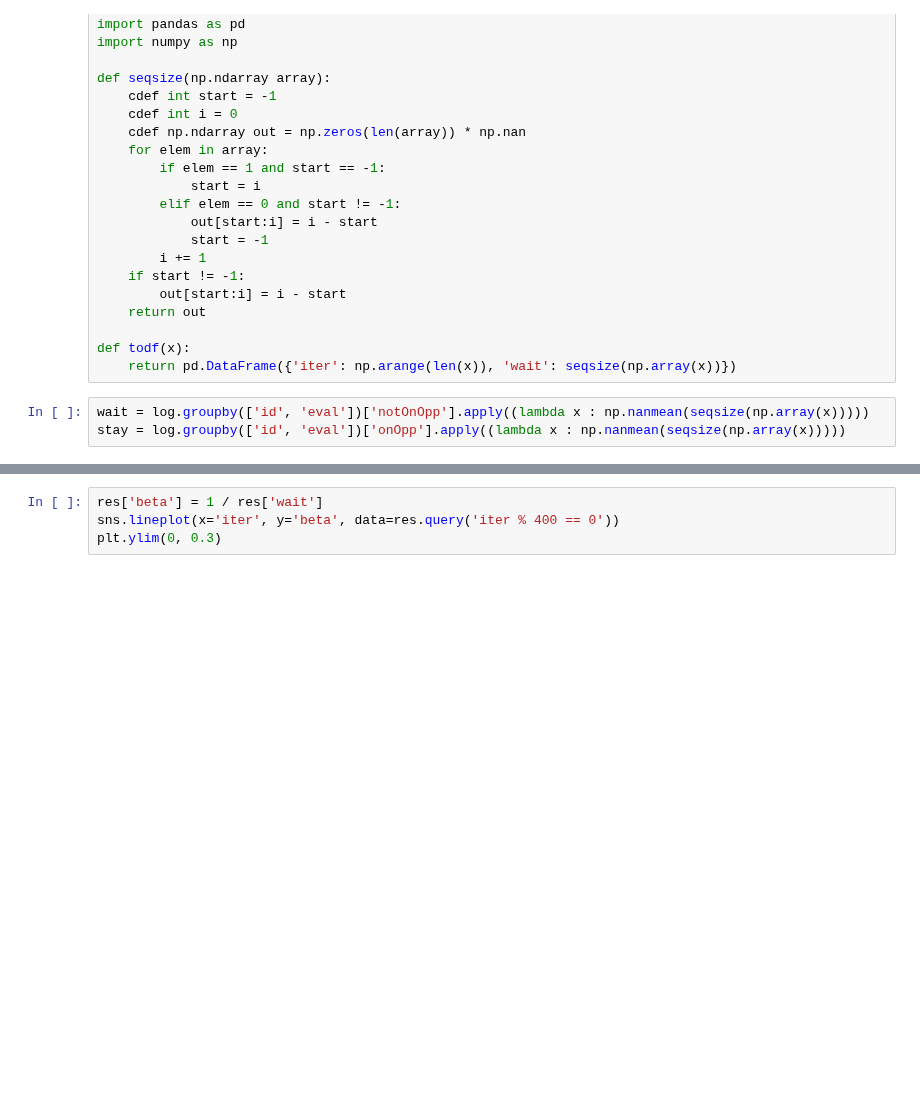
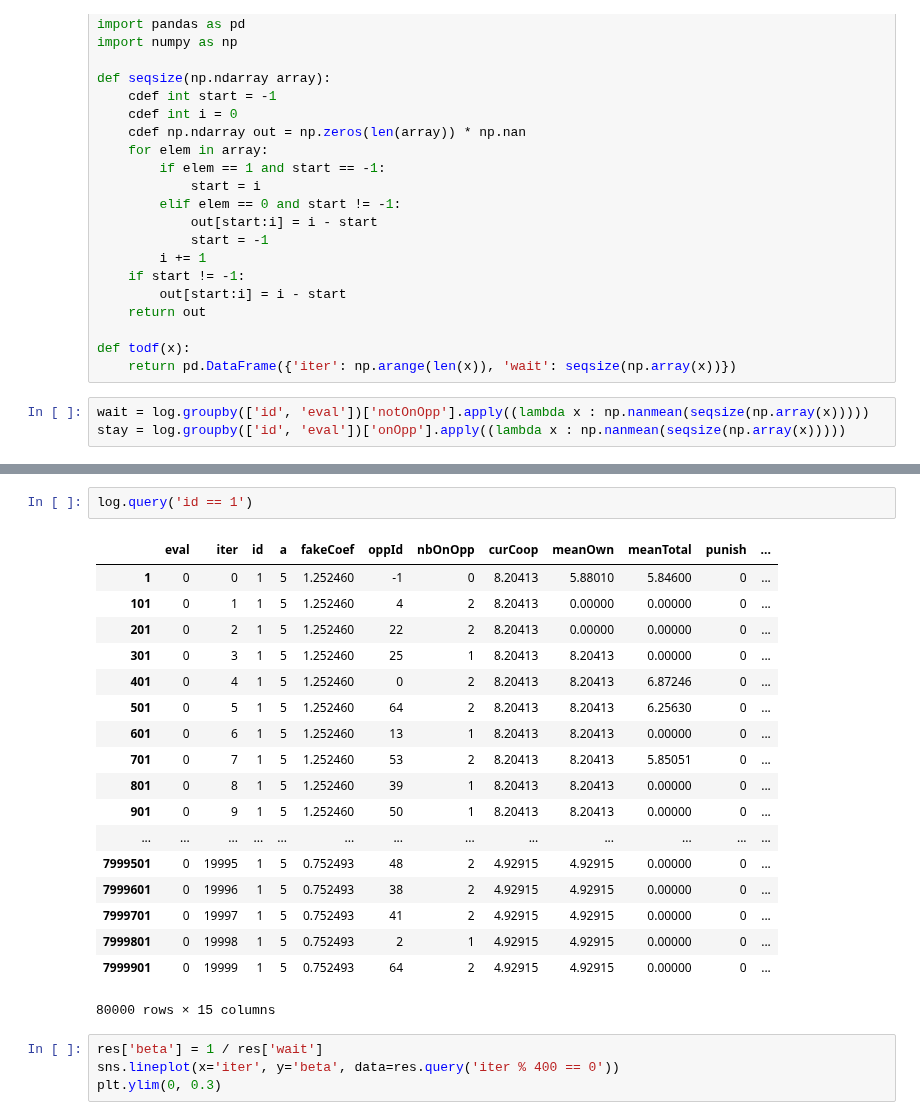
Before and after one commit to PaulEcoffet/roborobo3, a Jupyter notebook: roborobo3/notebooks/bigmodel ESS stat.ipynb, the cells around one changed output, grey strips where cells are left out. Saved outputs shown, nothing was run; the diff lists cells and outputs as text; blank space fills up the shorter version.

```diff
--- a/roborobo3/notebooks/bigmodel ESS stat.ipynb
+++ b/roborobo3/notebooks/bigmodel ESS stat.ipynb
@@ -251,3 +253,24 @@ sns.distplot(beta/tau)
+# %%
+log.query('id == 1')
+# %% [output]
+|  | eval | iter | id | a | fakeCoef | oppId | nbOnOpp | curCoop | meanOwn | meanTotal | punish | ... |
+| 1 | 0 | 0 | 1 | 5 | 1.252460 | -1 | 0 | 8.20413 | 5.88010 | 5.84600 | 0 | ... |
+| 101 | 0 | 1 | 1 | 5 | 1.252460 | 4 | 2 | 8.20413 | 0.00000 | 0.00000 | 0 | ... |
+| 201 | 0 | 2 | 1 | 5 | 1.252460 | 22 | 2 | 8.20413 | 0.00000 | 0.00000 | 0 | ... |
+| 301 | 0 | 3 | 1 | 5 | 1.252460 | 25 | 1 | 8.20413 | 8.20413 | 0.00000 | 0 | ... |
+| 401 | 0 | 4 | 1 | 5 | 1.252460 | 0 | 2 | 8.20413 | 8.20413 | 6.87246 | 0 | ... |
+| 501 | 0 | 5 | 1 | 5 | 1.252460 | 64 | 2 | 8.20413 | 8.20413 | 6.25630 | 0 | ... |
+| 601 | 0 | 6 | 1 | 5 | 1.252460 | 13 | 1 | 8.20413 | 8.20413 | 0.00000 | 0 | ... |
+| 701 | 0 | 7 | 1 | 5 | 1.252460 | 53 | 2 | 8.20413 | 8.20413 | 5.85051 | 0 | ... |
+| 801 | 0 | 8 | 1 | 5 | 1.252460 | 39 | 1 | 8.20413 | 8.20413 | 0.00000 | 0 | ... |
+| 901 | 0 | 9 | 1 | 5 | 1.252460 | 50 | 1 | 8.20413 | 8.20413 | 0.00000 | 0 | ... |
+| ... | ... | ... | ... | ... | ... | ... | ... | ... | ... | ... | ... | ... |
+| 7999501 | 0 | 19995 | 1 | 5 | 0.752493 | 48 | 2 | 4.92915 | 4.92915 | 0.00000 | 0 | ... |
+| 7999601 | 0 | 19996 | 1 | 5 | 0.752493 | 38 | 2 | 4.92915 | 4.92915 | 0.00000 | 0 | ... |
+| 7999701 | 0 | 19997 | 1 | 5 | 0.752493 | 41 | 2 | 4.92915 | 4.92915 | 0.00000 | 0 | ... |
+| 7999801 | 0 | 19998 | 1 | 5 | 0.752493 | 2 | 1 | 4.92915 | 4.92915 | 0.00000 | 0 | ... |
+| 7999901 | 0 | 19999 | 1 | 5 | 0.752493 | 64 | 2 | 4.92915 | 4.92915 | 0.00000 | 0 | ... |
+80000 rows × 15 columns
 # %%
 res['beta'] = 1 / res['wait']
 sns.lineplot(x='iter', y='beta', data=res.query('iter % 400 == 0'))
```
Also changed, not shown: parts of 3 cells of this notebook.
